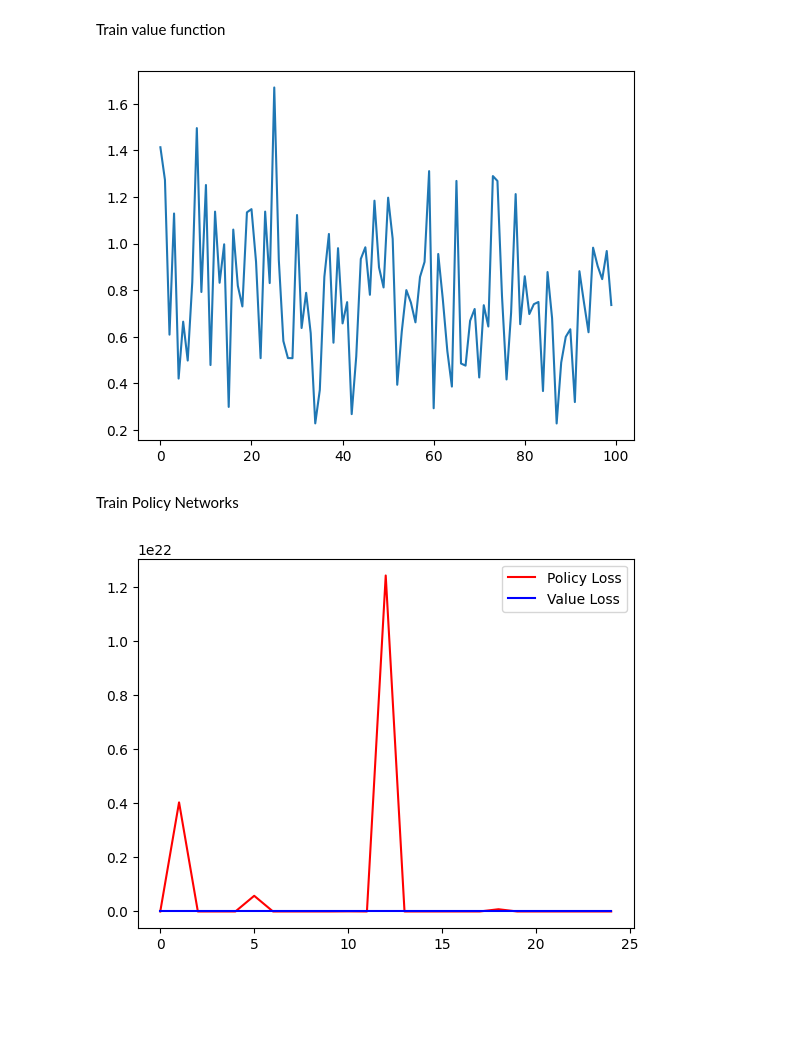
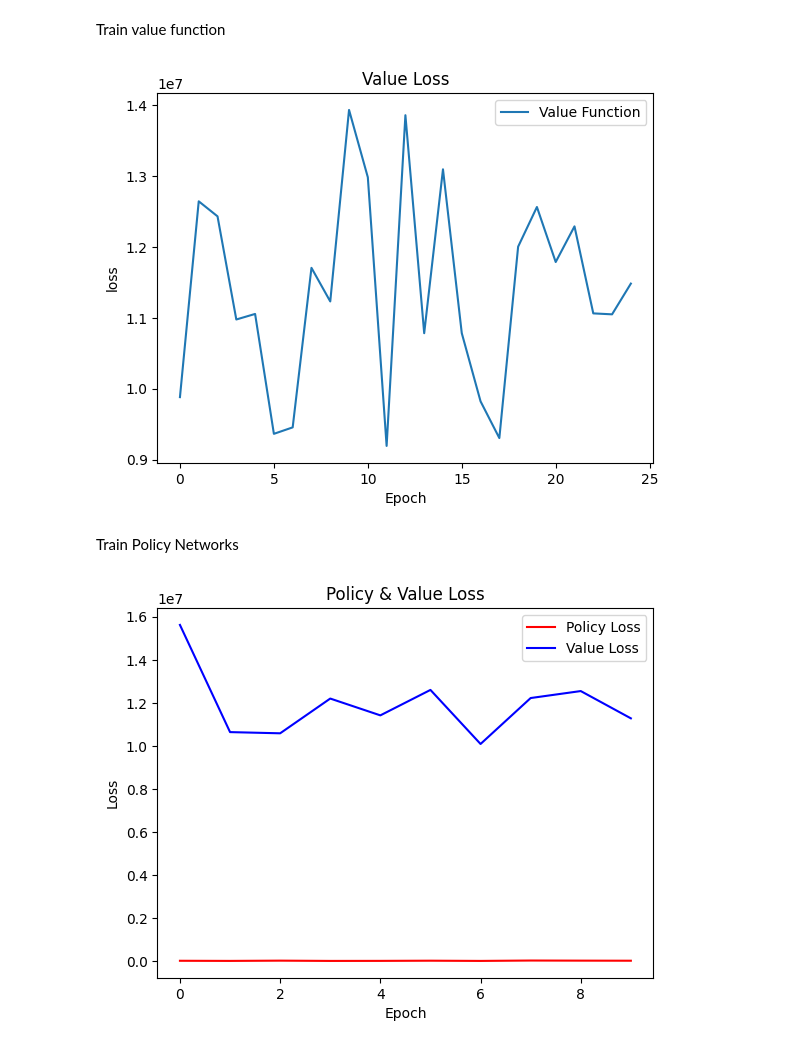
Before and after one commit to mattusuquen/AutonomousDriving, a Jupyter notebook: SelfDrivingCar.ipynb, the cells around one changed output. Cells and saved outputs as stored; diff of their text form; code cells hidden in the pictures; blank space fills up the shorter version.

```diff
--- a/SelfDrivingCar.ipynb
+++ b/SelfDrivingCar.ipynb
@@ -60,18 +60,20 @@ states = trajectories.iloc[:, 1:-3].values
 actions = trajectories.iloc[:, -3:-1].values
 rewards = trajectories.iloc[:, -1:].values
 
+gamma = 0.99 # Discount factor
+
 # Calculate reward-to-go
 '''
 FIX USING NUMPY CUMILATIVE SUM
 '''
 reward_to_go = np.array([[reward[0]] for reward in rewards])
-for i in range(len(reward_to_go)-2,-1,-1): reward_to_go[i][0] += reward_to_go[i][0]
-print(reward_to_go)
+for i in range(len(reward_to_go)-2,-1,-1):
+    if i%simulation_length != 0 and i != 0: reward_to_go[i][0] += reward_to_go[i+1][0]*gamma
+
 # Convert to tensor
 states_tensor = torch.tensor(states).float()
 actions_tensor = torch.tensor(actions).float()
 reward_to_go_tensor = torch.tensor(reward_to_go).float()
-
 #Store in dataset
 dataset = TensorDataset(states_tensor, reward_to_go_tensor, actions_tensor)
-dataloader = DataLoader(dataset, batch_size=32, shuffle=True)
+dataloader = DataLoader(dataset, batch_size=256, shuffle=True)
@@ -98,35 +82,38 @@ Train value function
 # %%
 loss_function = nn.MSELoss()
 optimizer = optim.Adam(value_function.parameters(), lr=0.0001, weight_decay=0.0001)
 
 losses = []
-epochs = 100
+epochs = 25
 for epoch in range(epochs):
     for inputs_batch, outputs_batch, _ in dataloader:
         # Move batches to GPU
         inputs_batch, outputs_batch = inputs_batch.to(device), outputs_batch.to(device)
 
         # Zero the gradients
         optimizer.zero_grad()
 
         # Forward pass
         predictions = value_function(inputs_batch)
 
         # Compute the loss
         loss = loss_function(predictions, outputs_batch)
 
         # Backward pass
         loss.backward()
 
         # Update weights
         optimizer.step()
 
     losses.append(loss.item())
-
-plt.plot(losses)
+plt.title('Value Loss')
+plt.xlabel("Epoch")
+plt.ylabel("loss")
+plt.plot(losses,label='Value Function')
+plt.legend()
 plt.show()
 # %% [output]
-[figure, old version]
+[figure, new version]
 # %% [markdown]
 Train Policy Networks
 # %%
@@ -148,7 +135,7 @@ epsilon = 0.2 # Clipping factor
 policy_losses = []
 value_losses = []
 
-epochs = 25
+epochs = 10
 
 for epoch in range(epochs):
     for inputs_batch, outputs_batch, actions_batch in dataloader:
@@ -216,9 +203,12 @@ for epoch in range(epochs):
     value_losses.append(value_loss.item())
 
 # Graph loss
+plt.title('Policy & Value Loss')
 plt.plot(policy_losses,color='r',label='Policy Loss')
 plt.plot(value_losses,color='b',label='Value Loss')
+plt.xlabel("Epoch")
+plt.ylabel("Loss")
 plt.legend()
 plt.show()
 # %% [output]
-[figure, old version]
+[figure, new version]
```
Also changed, not shown: parts of 4 cells of this notebook, 9 other files.
